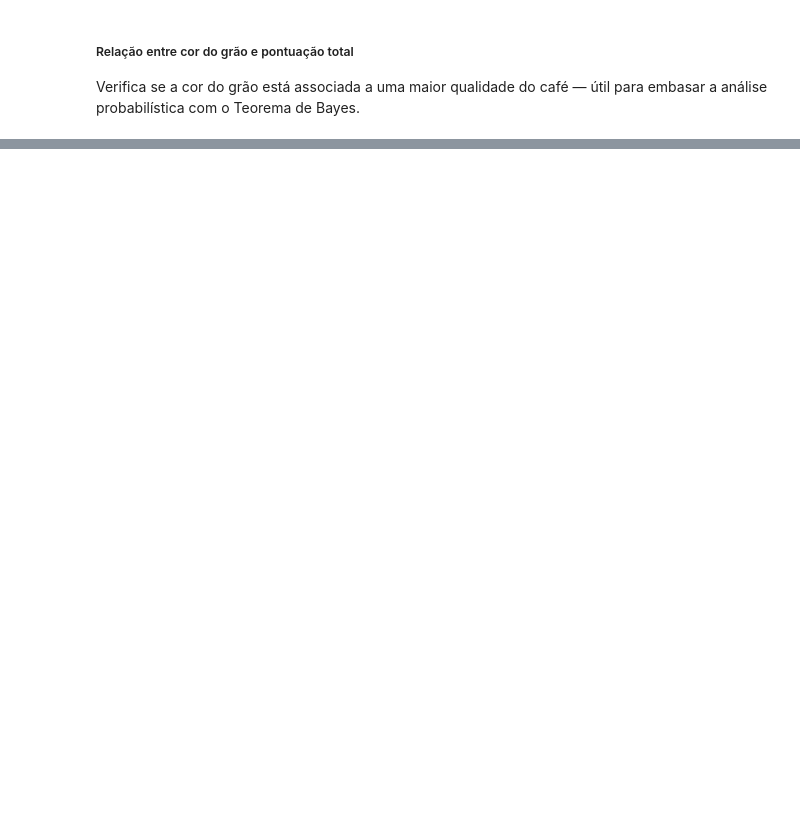
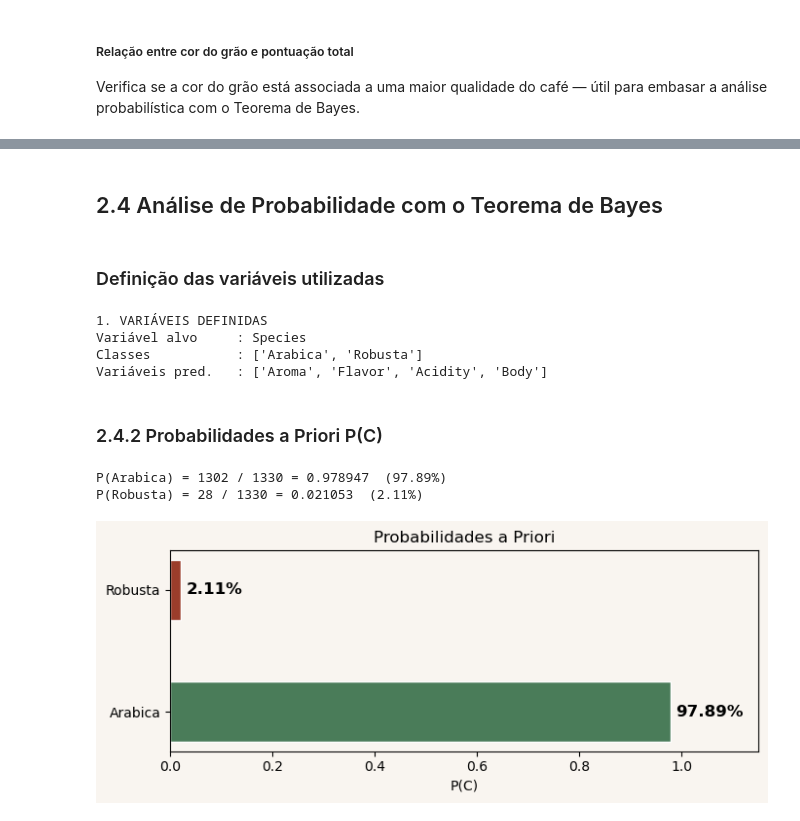
Before and after one commit to analiceajpinheiro/Super_Projeto_Cafe, a Jupyter notebook: analise.ipynb, the cells around one changed output, grey strips where cells are left out. Cells and saved outputs as stored; diff of their text form; code cells hidden in the pictures; blank space fills up the shorter version.

Commit message:
adicionei a análise de probabilidade com o teorema de bayes

```diff
--- a/analise.ipynb
+++ b/analise.ipynb
@@ -282,0 +359,50 @@ plt.show()
+# %% [markdown]
+## 2.4 Análise de Probabilidade com o Teorema de Bayes
+# %% [markdown]
+### Definição das variáveis utilizadas
+# %%
+TARGET     = 'Species'                        # variável alvo (categórica)
+PREDICTORS = ['Aroma', 'Flavor', 'Acidity', 'Body']   # variáveis preditoras (contínuas)
+CLASSES    = df[TARGET].unique().tolist()     # ['Arabica', 'Robusta']
+
+print()
+print("1. VARIÁVEIS DEFINIDAS")
+print(f"Variável alvo     : {TARGET}")
+print(f"Classes           : {CLASSES}")
+print(f"Variáveis pred.   : {PREDICTORS}")
+# %% [output]
+1. VARIÁVEIS DEFINIDAS
+Variável alvo     : Species
+Classes           : ['Arabica', 'Robusta']
+Variáveis pred.   : ['Aroma', 'Flavor', 'Acidity', 'Body']
+# %% [markdown]
+### 2.4.2 Probabilidades a Priori P(C)
+# %%
+total  = len(df)
+priors = {}
+
+for cls in CLASSES:
+    n = (df[TARGET] == cls).sum()
+    priors[cls] = n / total
+    print(f"P({cls}) = {n} / {total} = {priors[cls]:.6f}  ({priors[cls]*100:.2f}%)")
+
+cores = {'Arabica': '#4a7c59', 'Robusta': '#9b3d2b'}
+
+fig, ax = plt.subplots(figsize=(7, 3))
+bars = ax.barh(list(priors.keys()), list(priors.values()),
+               color=[cores[c] for c in priors], height=0.5, edgecolor='white')
+ax.set_xlim(0, 1.15)
+for bar, (cls, val) in zip(bars, priors.items()):
+    ax.text(val + 0.01, bar.get_y() + bar.get_height()/2,
+            f'{val*100:.2f}%', va='center', fontsize=12, fontweight='bold')
+ax.set_xlabel('P(C)')
+ax.set_title('Probabilidades a Priori')
+ax.set_facecolor('#f9f5f0')
+fig.patch.set_facecolor('#f9f5f0')
+plt.tight_layout()
+plt.savefig('grafico_priors.png', dpi=150, bbox_inches='tight')
+plt.show()
+# %% [output]
+P(Arabica) = 1302 / 1330 = 0.978947  (97.89%)
+P(Robusta) = 28 / 1330 = 0.021053  (2.11%)
+[figure, added]
```
Also changed, not shown: parts of 28 cells of this notebook, 3 other files.
